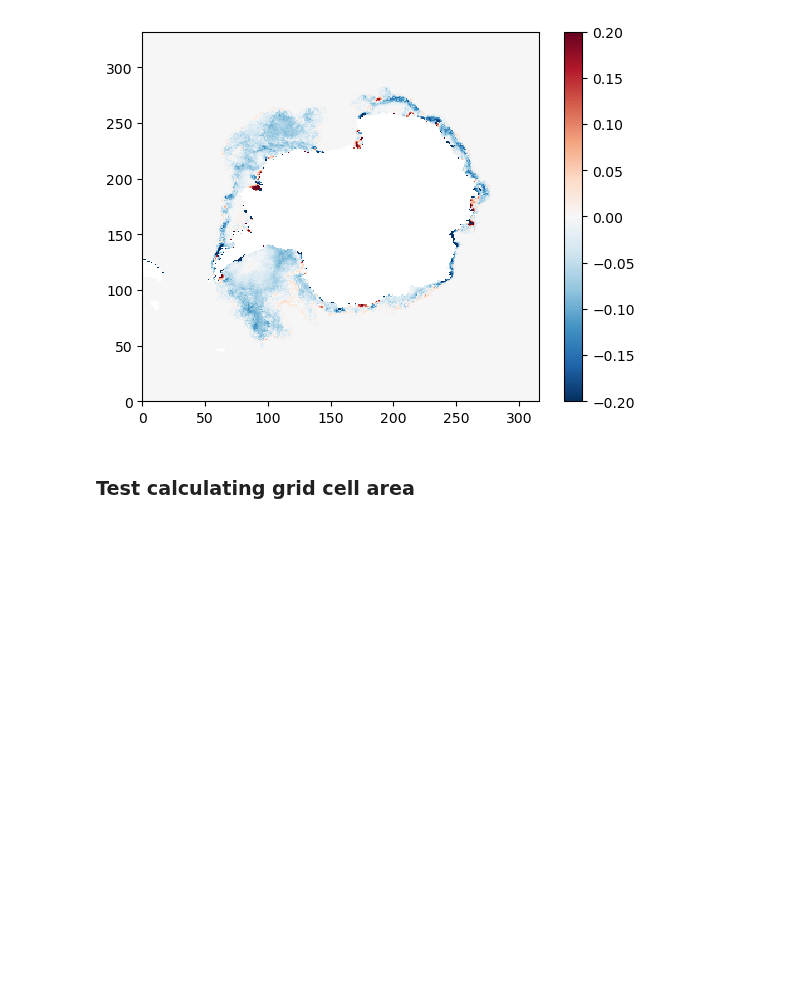
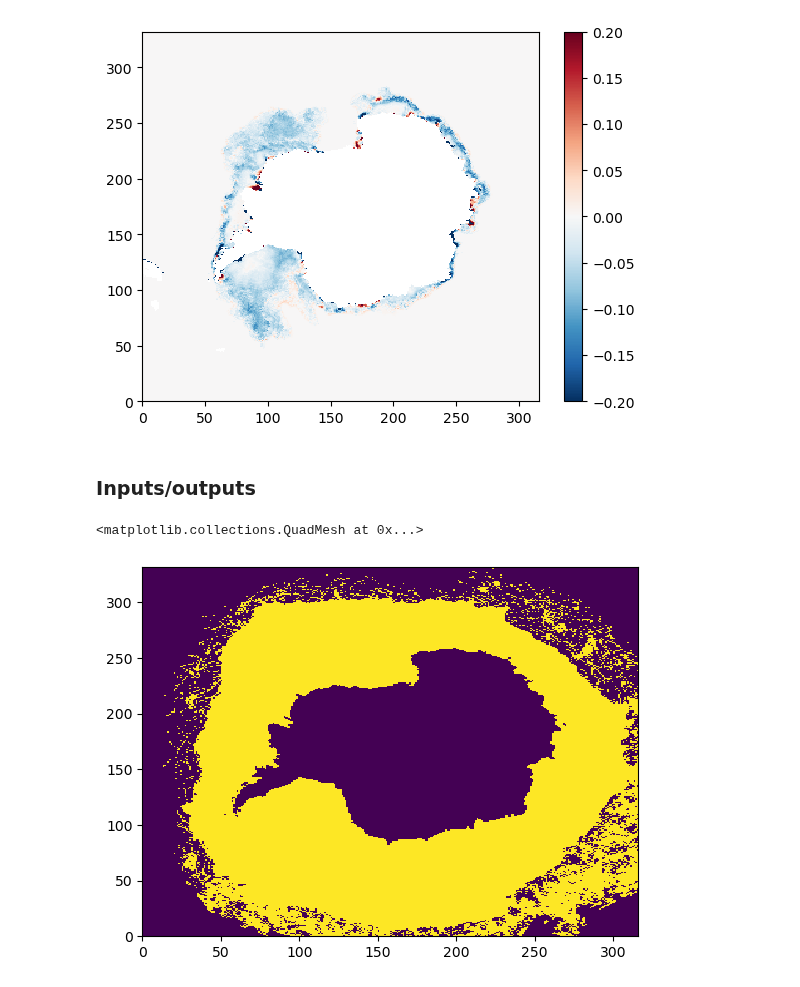
Before and after one commit to ychnli/sicpred, a Jupyter notebook: notebooks/prepdata.ipynb, the cells around one changed output. Saved outputs shown, nothing was run; the diff lists cells and outputs as text; code cells hidden in the pictures; blank space fills up the shorter version.

```diff
--- a/notebooks/prepdata.ipynb
+++ b/notebooks/prepdata.ipynb
@@ -46,5 +49,20 @@ plt.colorbar()
 # %% [output]
 <matplotlib.colorbar.Colorbar at 0x...>
 [figure]
-# %% [markdown]
-### Test calculating grid cell area
+# %% [markdown]
+### Inputs/outputs
+# %%
+nsidc_sic = xr.open_dataset(f'{DATA_DIRECTORY}/NSIDC/seaice_conc_monthly_all.nc')
+
+# For some reason, there are two months containing missing data (all the sea ice extent is NaN)
+# For now, just remove those times from consideration
+nsidc_sic = nsidc_sic.sel(time=nsidc_sic.time[np.isnan(nsidc_sic.siconc).sum(dim=('x', 'y')) == 0])
+
+land_mask = np.logical_or(nsidc_sic.siconc.isel(time=0) == 2.53, nsidc_sic.siconc.isel(time=0) == 2.54)
+all_zeros_mask = np.sum(nsidc_sic.siconc == 0, axis=0) == len(nsidc_sic.time)
+land_and_open_ocean_mask = ~np.logical_or(land_mask.values, all_zeros_mask.values)
+# %%
+plt.pcolormesh(land_and_open_ocean_mask)
+# %% [output]
+<matplotlib.collections.QuadMesh at 0x...>
+[figure, added]
```
Also changed, not shown: parts of 8 cells of this notebook, 3 other files.
